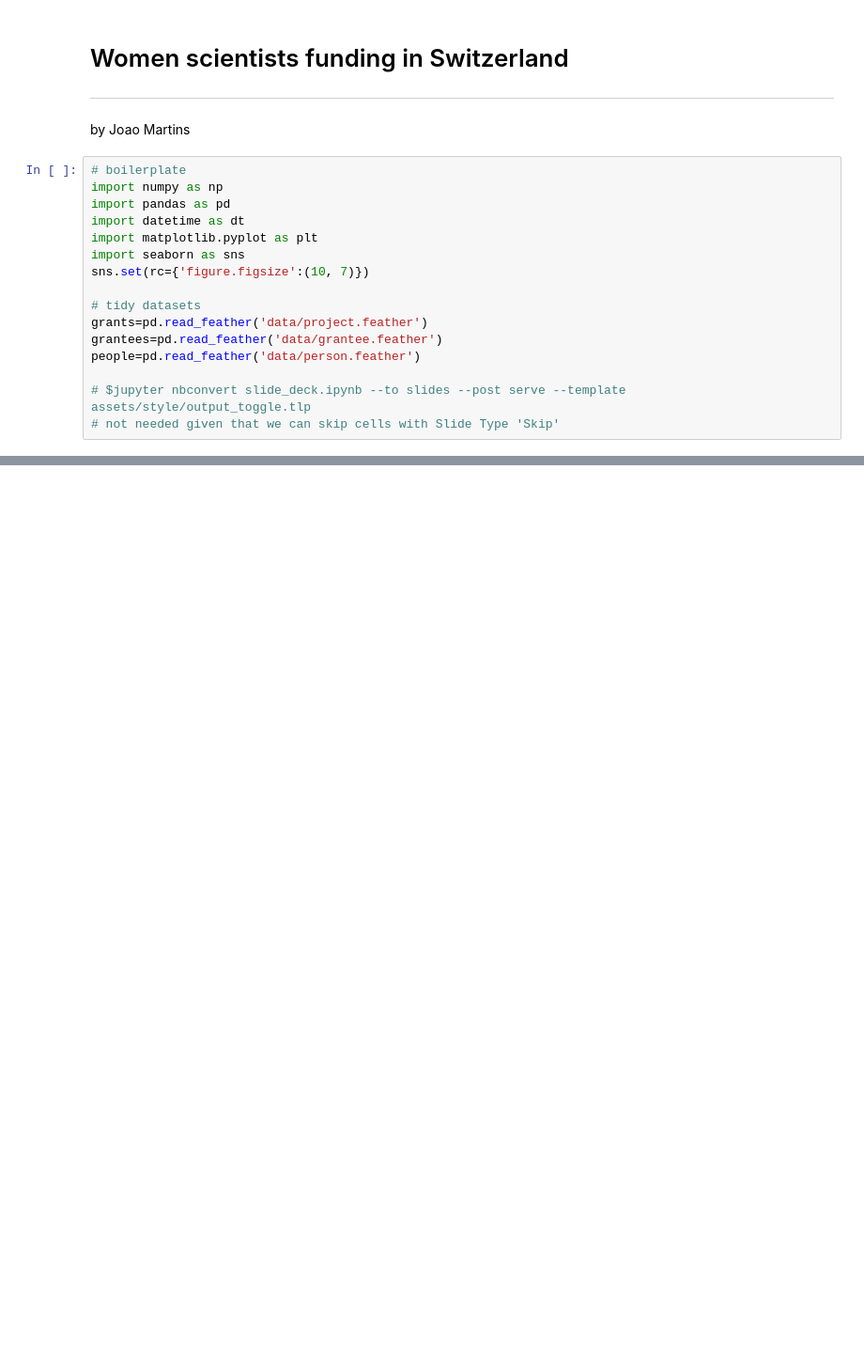
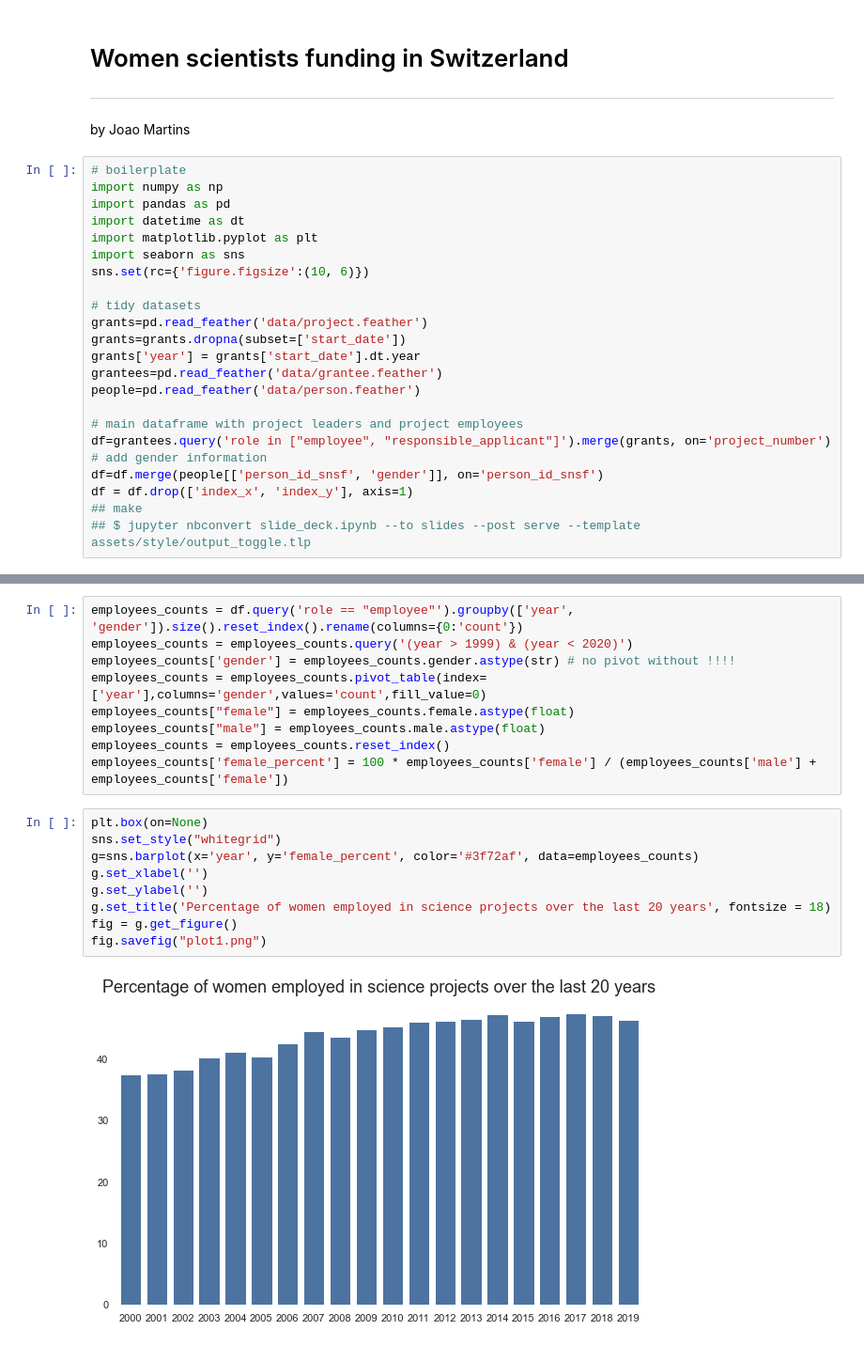
Before and after one commit to zambujo/p3data, a Jupyter notebook: slide_deck.ipynb, the cells around one changed output, grey strips where cells are left out. Shown at 94% size. Saved outputs shown, nothing was run; the diff lists cells and outputs as text; blank space fills up the shorter version.

```diff
--- a/slide_deck.ipynb
+++ b/slide_deck.ipynb
@@ -11,12 +11,19 @@ import pandas as pd
 import datetime as dt
 import matplotlib.pyplot as plt
 import seaborn as sns
-sns.set(rc={'figure.figsize':(10, 7)})
+sns.set(rc={'figure.figsize':(10, 6)})
 
 # tidy datasets
 grants=pd.read_feather('data/project.feather')
+grants=grants.dropna(subset=['start_date'])
+grants['year'] = grants['start_date'].dt.year
 grantees=pd.read_feather('data/grantee.feather')
 people=pd.read_feather('data/person.feather')
 
-# $jupyter nbconvert slide_deck.ipynb --to slides --post serve --template assets/style/output_toggle.tlp
-# not needed given that we can skip cells with Slide Type 'Skip'
+# main dataframe with project leaders and project employees
+df=grantees.query('role in ["employee", "responsible_applicant"]').merge(grants, on='project_number')
+# add gender information
+df=df.merge(people[['person_id_snsf', 'gender']], on='person_id_snsf')
+df = df.drop(['index_x', 'index_y'], axis=1)
+## make
+## $ jupyter nbconvert slide_deck.ipynb --to slides --post serve --template assets/style/output_toggle.tlp
@@ -34,0 +55,20 @@ below a code fragment of this slide
+# %%
+employees_counts = df.query('role == "employee"').groupby(['year', 'gender']).size().reset_index().rename(columns={0:'count'})
+employees_counts = employees_counts.query('(year > 1999) & (year < 2020)')
+employees_counts['gender'] = employees_counts.gender.astype(str) # no pivot without !!!!
+employees_counts = employees_counts.pivot_table(index=['year'],columns='gender',values='count',fill_value=0)
+employees_counts["female"] = employees_counts.female.astype(float)
+employees_counts["male"] = employees_counts.male.astype(float)
+employees_counts = employees_counts.reset_index()
+employees_counts['female_percent'] = 100 * employees_counts['female'] / (employees_counts['male'] + employees_counts['female'])
+# %%
+plt.box(on=None)
+sns.set_style("whitegrid")
+g=sns.barplot(x='year', y='female_percent', color='#3f72af', data=employees_counts)
+g.set_xlabel('')
+g.set_ylabel('')
+g.set_title('Percentage of women employed in science projects over the last 20 years', fontsize = 18)
+fig = g.get_figure()
+fig.savefig("plot1.png")
+# %% [output]
+[figure, added]
```
Also changed, not shown: parts of 17 cells of this notebook, 4 other files.
